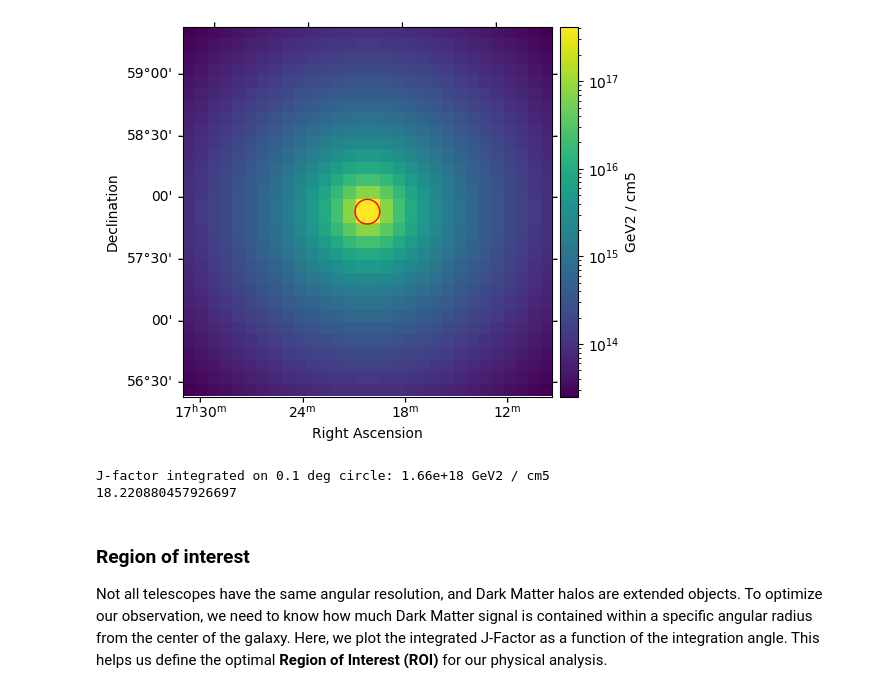
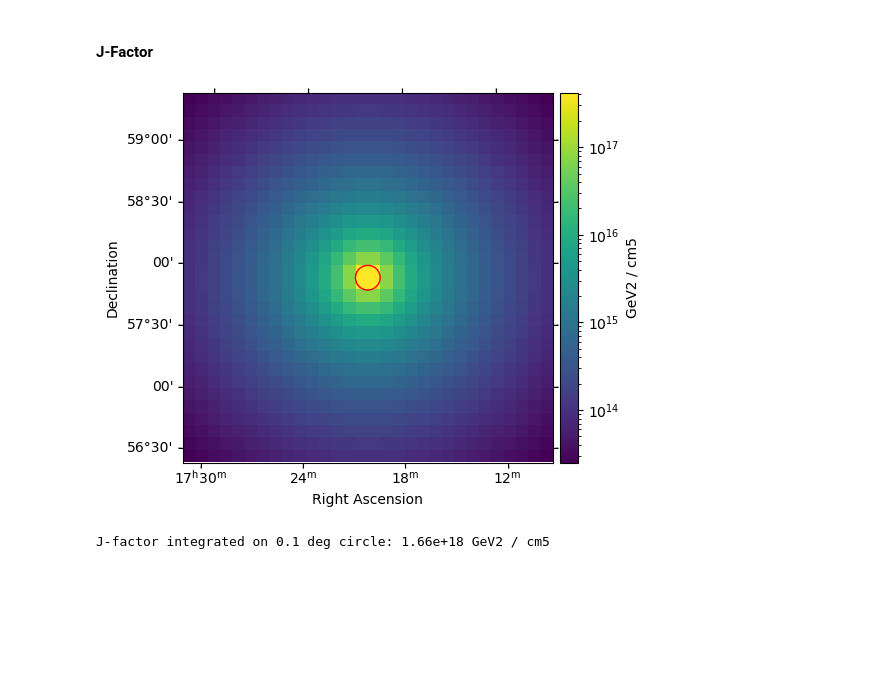
Before and after one commit to alexcervino/Dark-Matter-Tutorials-Gammapy, a Jupyter notebook: tutorial_basics.ipynb, the cells around one changed output. Saved outputs shown, nothing was run; the diff lists cells and outputs as text; code cells hidden in the pictures; blank space fills up the shorter version.

```diff
--- a/tutorial_basics.ipynb
+++ b/tutorial_basics.ipynb
@@ -59,46 +159,33 @@ In this section, we define the spatial parameters for the **Draco dwarf spheroid
+# %% [markdown]
+#### J-Factor
 # %%
-# Geometry map
-geom_draco = WcsGeom.create(
-    binsz=0.1,
-    skydir=position_dwarf_draco,
-    width=3.0,
-    frame="icrs"
-)
-
 # JFactory creation for ANNIHILATION
 jfactory = JFactory(
     geom=geom_draco,
     profile=draco_profile,
     distance=distance_dwarf_draco,
-    annihilation = True #By default is True. In case you want to compute the decay JFactor you must set it to
+    annihilation = True
 )
 
 # Compute J factor
 jfact_draco = jfactory.compute_jfactor()
 
 # Map construction for plotting
 jfact_map_draco = WcsNDMap(geom=geom_draco, data=jfact_draco.value, unit=jfact_draco.unit)
 
 plt.figure()
 
 ax = jfact_map_draco.plot(cmap="viridis", norm=LogNorm(), add_cbar=True)
 
 # Define a region of interest (i.e., 0.1 deg circle)
 sky_reg = CircleSkyRegion(center=position_dwarf_draco, radius=0.1 * u.deg)
 pix_reg = sky_reg.to_pixel(wcs=geom_draco.wcs)
 pix_reg.plot(ax=ax, facecolor="none", edgecolor="red", label="0.1 deg circle")
 plt.show()
 
 # Integration of JFactor within that region
 total_jfact = pix_reg.to_mask().multiply(jfact_draco).sum()
 print(f"J-factor integrated on 0.1 deg circle: {total_jfact:.3g}")
-logtotal_jfact= np.log10(total_jfact.value)
-print(logtotal_jfact)
 # %% [output]
-[figure, old version]
+[figure, new version]
 J-factor integrated on 0.1 deg circle: 1.66e+18 GeV2 / cm5
-18.220880457926697
-# %% [markdown]
-### Region of interest
-Not all telescopes have the same angular resolution, and Dark Matter halos are extended objects. To optimize our observation, we need to know how much Dark Matter signal is contained within a specific angular radius from the center of the galaxy.
-Here, we plot the integrated J-Factor as a function of the integration angle. This helps us define the optimal **Region of Interest (ROI)** for our physical analysis.
```
Also changed, not shown: parts of 26 cells of this notebook.
